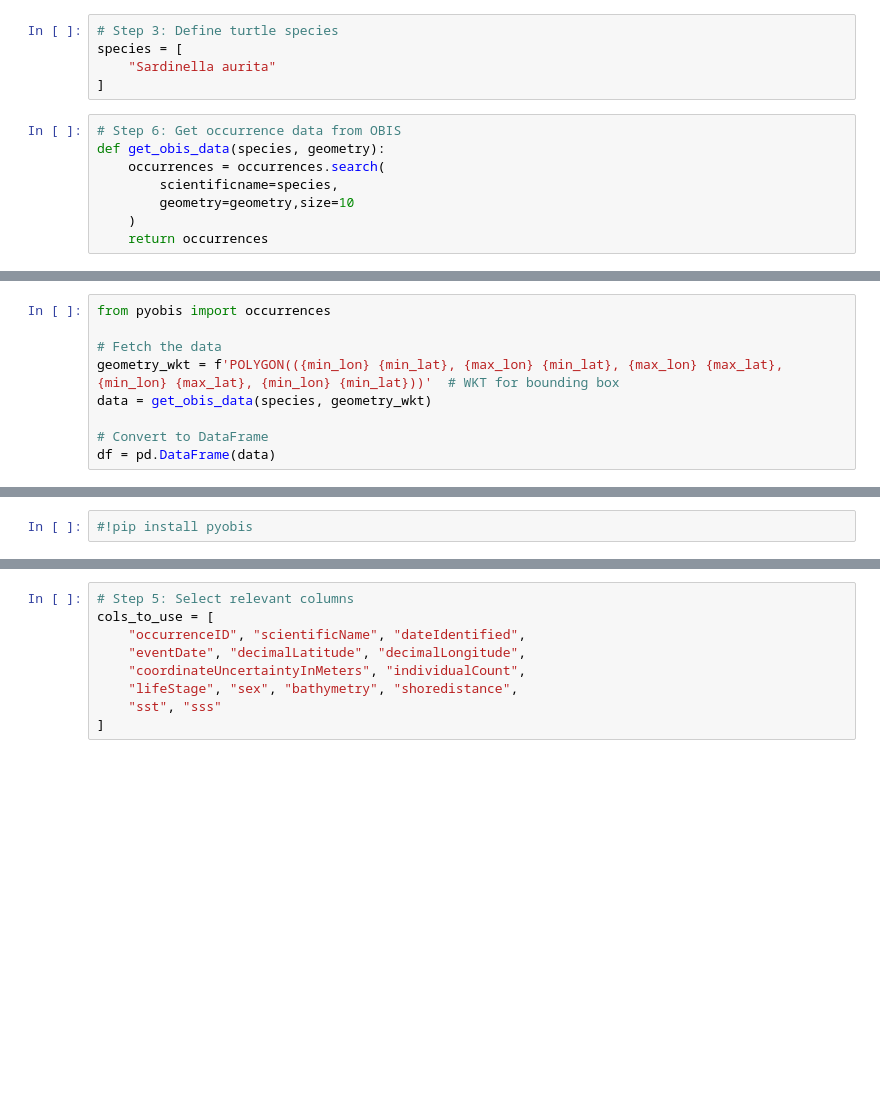
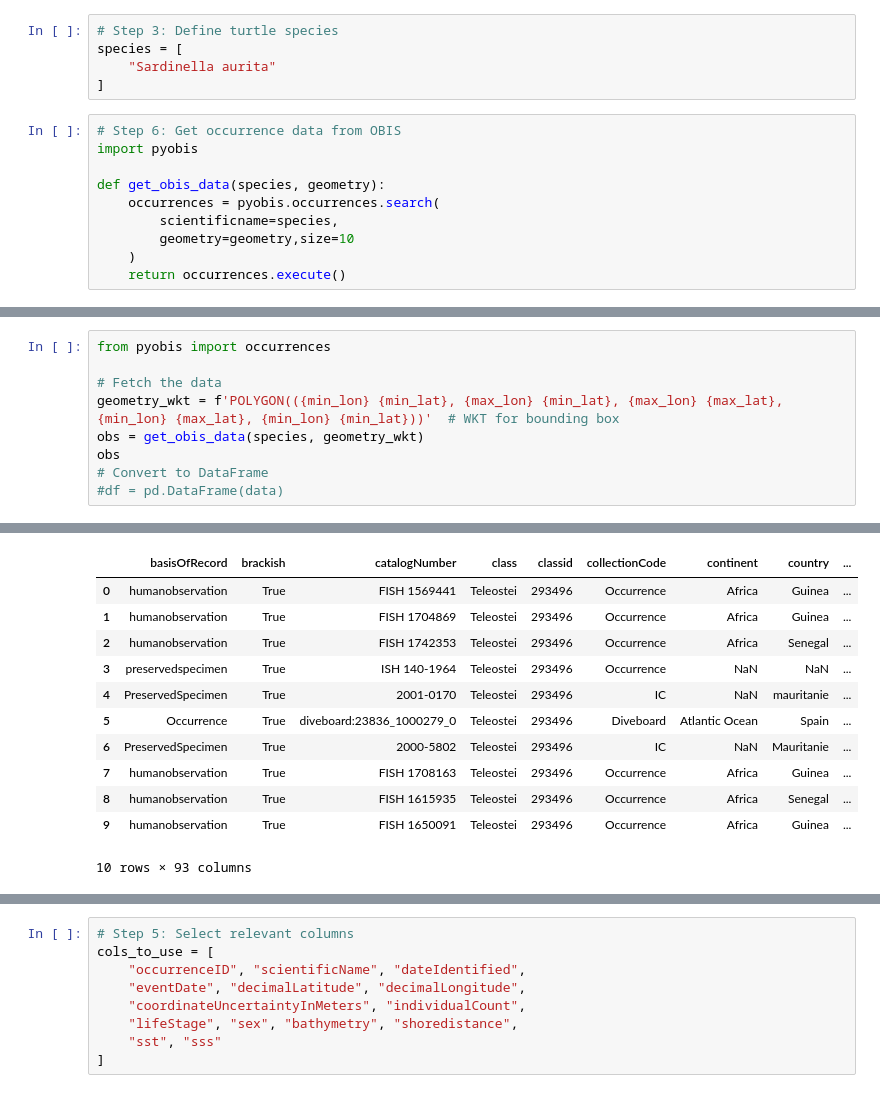
Before and after one commit to PACEHackWeek/proj_2025_sdm, a Jupyter notebook: contributors/fred/2_SDM_python_20250804.ipynb, the cells around one changed output, grey strips where cells are left out. Cells and saved outputs as stored; diff of their text form; blank space fills up the shorter version.

```diff
--- a/contributors/fred/2_SDM_python_20250804.ipynb
+++ b/contributors/fred/2_SDM_python_20250804.ipynb
@@ -74,12 +71,14 @@ species = [
 ]
 # %%
 # Step 6: Get occurrence data from OBIS
+import pyobis
+
 def get_obis_data(species, geometry):
-    occurrences = occurrences.search(
+    occurrences = pyobis.occurrences.search(
         scientificname=species,
         geometry=geometry,size=10
     )
-    return occurrences
+    return occurrences.execute()
 # %%
 data = occurrences.search(scientificname="Mola mola", size=10).execute()
 occurrences.search(
@@ -96,8 +95,8 @@ from pyobis import occurrences
 
 # Fetch the data
 geometry_wkt = f'POLYGON(({min_lon} {min_lat}, {max_lon} {min_lat}, {max_lon} {max_lat}, {min_lon} {max_lat}, {min_lon} {min_lat}))'  # WKT for bounding box
-data = get_obis_data(species, geometry_wkt)
-
+obs = get_obis_data(species, geometry_wkt)
+obs
 # Convert to DataFrame
-df = pd.DataFrame(data)
+#df = pd.DataFrame(data)
 # %% [output]
@@ -105,2 +106,12 @@ UnboundLocalError: cannot access local variable 'occurrences' where it is not as
+|  | basisOfRecord | brackish | catalogNumber | class | classid | collectionCode | continent | country | ... |
+| 0 | humanobservation | True | FISH 1569441 | Teleostei | 293496 | Occurrence | Africa | Guinea | ... |
+| 1 | humanobservation | True | FISH 1704869 | Teleostei | 293496 | Occurrence | Africa | Guinea | ... |
+| 2 | humanobservation | True | FISH 1742353 | Teleostei | 293496 | Occurrence | Africa | Senegal | ... |
+| 3 | preservedspecimen | True | ISH 140-1964 | Teleostei | 293496 | Occurrence | NaN | NaN | ... |
+| 4 | PreservedSpecimen | True | 2001-0170 | Teleostei | 293496 | IC | NaN | mauritanie | ... |
+| 5 | Occurrence | True | diveboard:23836_1000279_0 | Teleostei | 293496 | Diveboard | Atlantic Ocean | Spain | ... |
+| 6 | PreservedSpecimen | True | 2000-5802 | Teleostei | 293496 | IC | NaN | Mauritanie | ... |
+| 7 | humanobservation | True | FISH 1708163 | Teleostei | 293496 | Occurrence | Africa | Guinea | ... |
+| 8 | humanobservation | True | FISH 1615935 | Teleostei | 293496 | Occurrence | Africa | Senegal | ... |
+| 9 | humanobservation | True | FISH 1650091 | Teleostei | 293496 | Occurrence | Africa | Guinea | ... |
+10 rows × 93 columns
-# %%
-#!pip install pyobis
```
Also changed, not shown: parts of 10 cells of this notebook.
